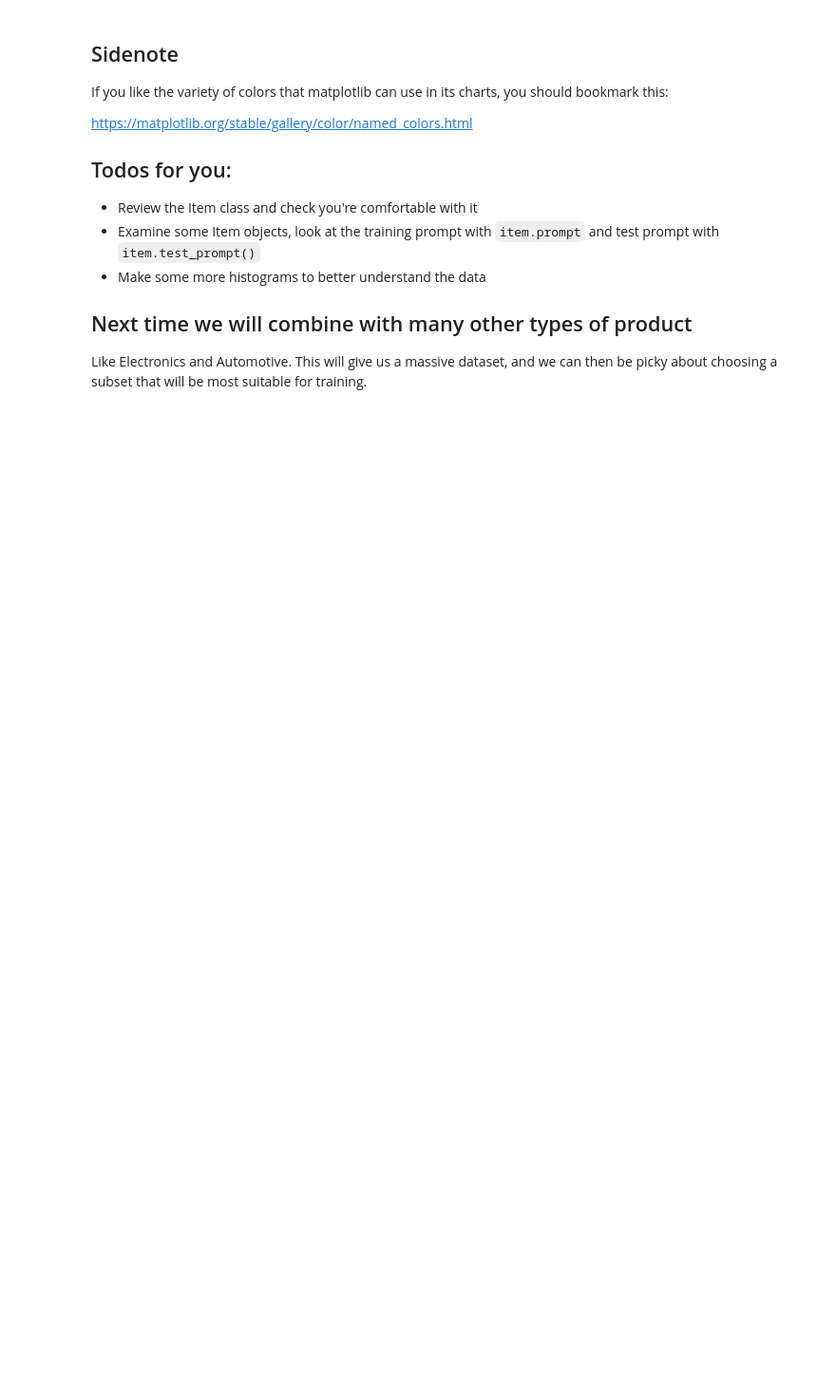
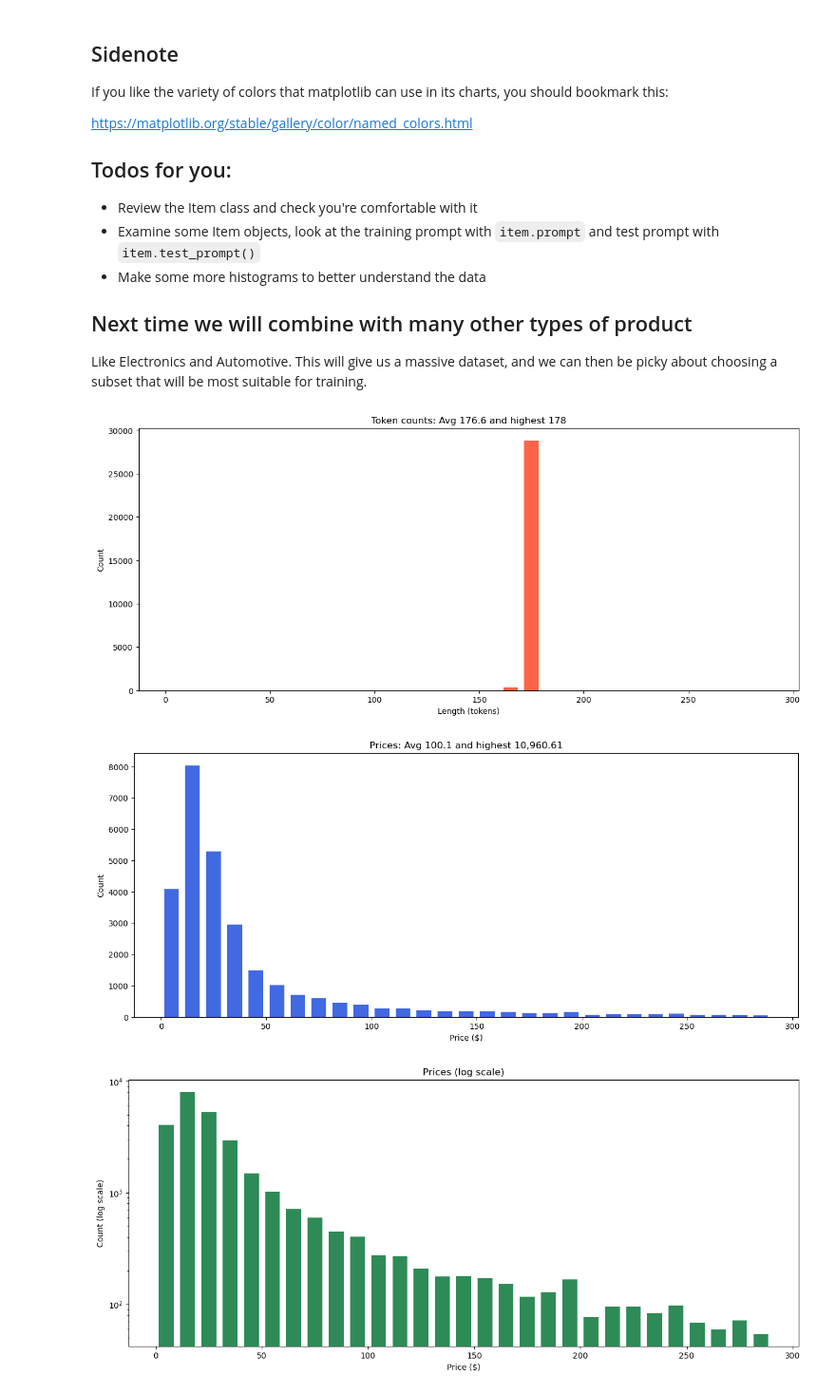
Before and after one commit to zxircon/llm_engineering, a Jupyter notebook: week6/day1.ipynb, the cells around one changed output. Shown at 95% size. Cells and saved outputs as stored; diff of their text form; code cells hidden in the pictures; blank space fills up the shorter version.

```diff
--- a/week6/day1.ipynb
+++ b/week6/day1.ipynb
@@ -235,3 +257,35 @@ https://matplotlib.org/stable/gallery/color/named_colors.html
 ## Next time we will combine with many other types of product
 
 Like Electronics and Automotive. This will give us a massive dataset, and we can then be picky about choosing a subset that will be most suitable for training.
+# %%
+import matplotlib.pyplot as plt
+
+# Token dağılımı - kırmızı
+tokens = [item.token_count for item in items]
+plt.figure(figsize=(15, 6))
+plt.title(f"Token counts: Avg {sum(tokens)/len(tokens):,.1f} and highest {max(tokens):,}")
+plt.xlabel('Length (tokens)')
+plt.ylabel('Count')
+plt.hist(tokens, rwidth=0.7, color="tomato", bins=range(0, 300, 10))
+plt.show()
+
+# Fiyat dağılımı - mavi
+prices = [item.price for item in items]
+plt.figure(figsize=(15, 6))
+plt.title(f"Prices: Avg {sum(prices)/len(prices):,.1f} and highest {max(prices):,}")
+plt.xlabel('Price ($)')
+plt.ylabel('Count')
+plt.hist(prices, rwidth=0.7, color="royalblue", bins=range(0, 300, 10))
+plt.show()
+
+# Fiyat dağılımı - log scale + yeşil
+plt.figure(figsize=(15, 6))
+plt.title("Prices (log scale)")
+plt.xlabel('Price ($)')
+plt.ylabel('Count (log scale)')
+plt.hist(prices, rwidth=0.7, color="seagreen", bins=range(0, 300, 10), log=True)
+plt.show()
+# %% [output]
+[figure, added]
+[figure, added]
+[figure, added]
```
Also changed, not shown: parts of 10 cells of this notebook, 3 other files.
